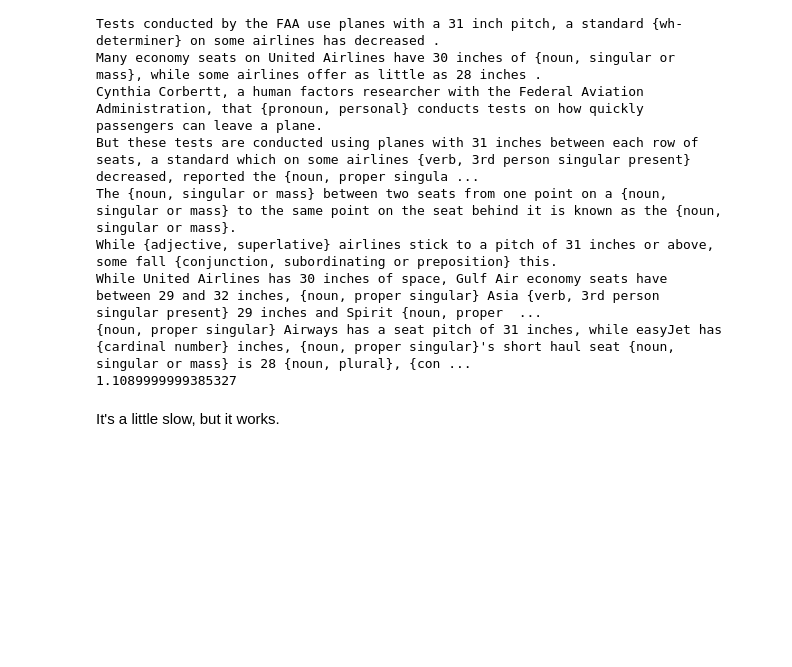
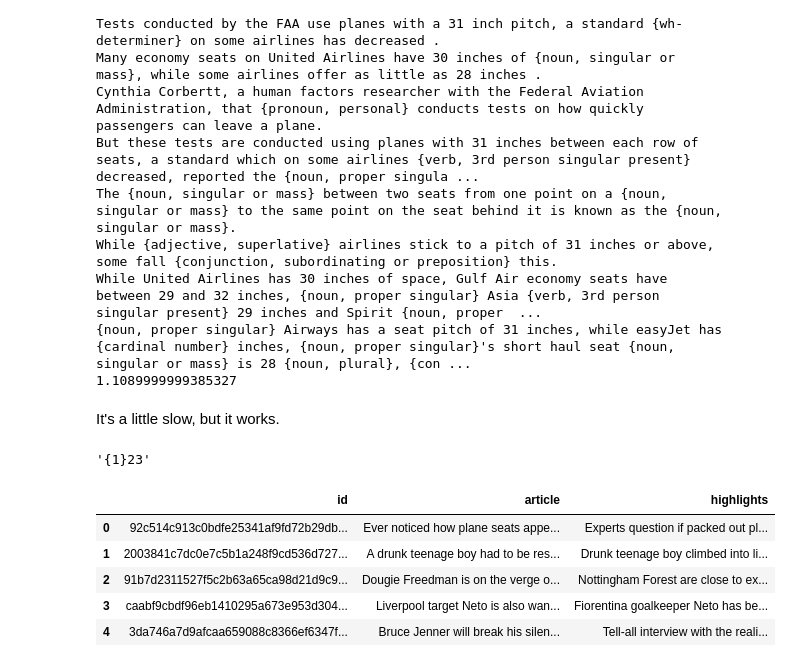
Before and after one commit to brutatoasta/madlibs, a Jupyter notebook: madlibs.ipynb, the cells around one changed output. Drawn from its saved outputs; the diff is of its cells as text; code cells hidden in the pictures; blank space fills up the shorter version.

```diff
--- a/madlibs.ipynb
+++ b/madlibs.ipynb
@@ -506,3 +506,16 @@ While United Airlines has 30 inches of space, Gulf Air economy seats have betwee
 1.1089999999385327
 # %% [markdown]
 It's a little slow, but it works.
+# %%
+"{{{}}}{}{}".format(*[1,2,3])
+# %% [output]
+'{1}23'
+# %%
+df.head()
+# %% [output]
+|  | id | article | highlights |
+| 0 | 92c514c913c0bdfe25341af9fd72b29db... | Ever noticed how plane seats appe... | Experts question if packed out pl... |
+| 1 | 2003841c7dc0e7c5b1a248f9cd536d727... | A drunk teenage boy had to be res... | Drunk teenage boy climbed into li... |
+| 2 | 91b7d2311527f5c2b63a65ca98d21d9c9... | Dougie Freedman is on the verge o... | Nottingham Forest are close to ex... |
+| 3 | caabf9cbdf96eb1410295a673e953d304... | Liverpool target Neto is also wan... | Fiorentina goalkeeper Neto has be... |
+| 4 | 3da746a7d9afcaa659088c8366ef6347f... | Bruce Jenner will break his silen... | Tell-all interview with the reali... |
```
Also changed, not shown: 4 other files.
